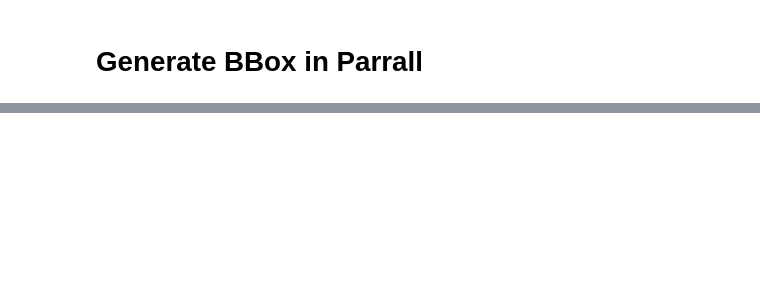
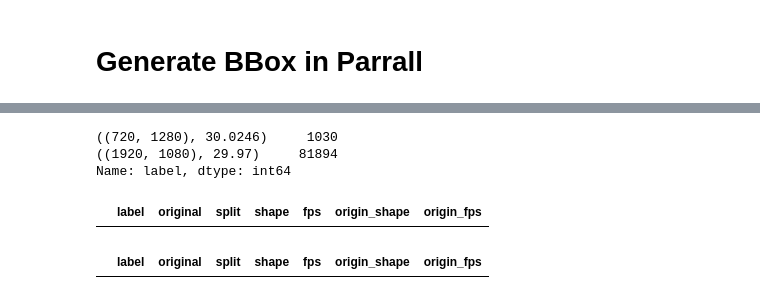
Before and after one commit to wukailu/deepfake, a Jupyter notebook: BBOX.ipynb, the cells around one changed output, grey strips where cells are left out. Saved outputs shown, nothing was run; the diff lists cells and outputs as text; code cells hidden in the pictures; blank space fills up the shorter version.

```diff
--- a/BBOX.ipynb
+++ b/BBOX.ipynb
@@ -484,0 +273,14 @@ len(set(dfbox.index.get_level_values(0)))
+# %%
+ret[ret>1000]
+# %% [output]
+((720, 1280), 30.0246)     1030
+((1920, 1080), 29.97)     81894
+Name: label, dtype: int64
+# %%
+metadata[(metadata["label"]=="FAKE")&(metadata["shape"] != metadata["origin_shape"])]
+# %% [output]
+|  | label | original | split | shape | fps | origin_shape | origin_fps |
+# %%
+metadata[(metadata["label"]=="FAKE")&(metadata["fps"] != metadata["origin_fps"])]
+# %% [output]
+|  | label | original | split | shape | fps | origin_shape | origin_fps |
```
Also changed, not shown: parts of 39 cells of this notebook, 6 other files.
